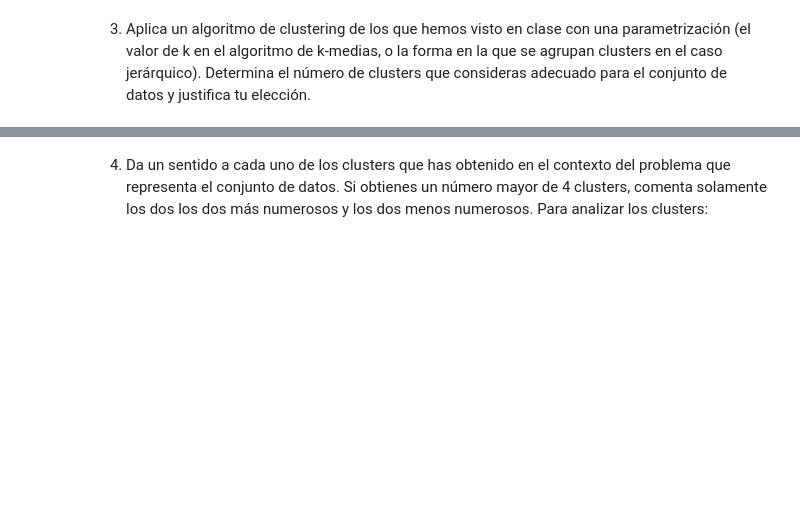
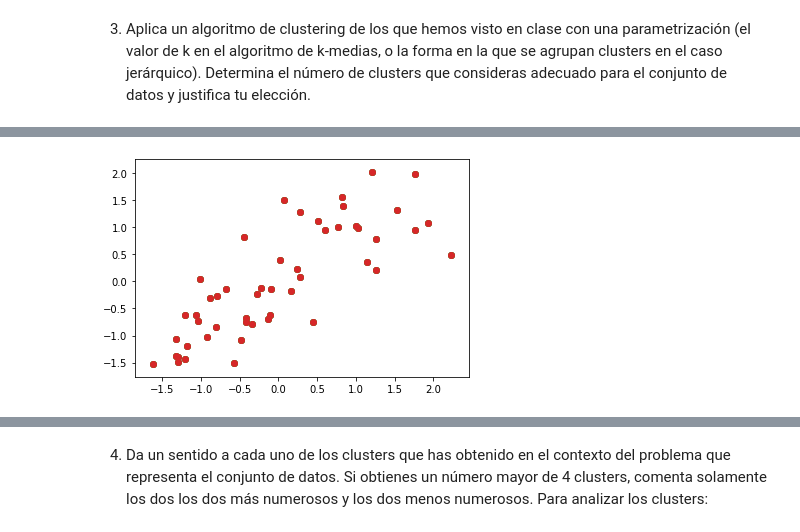
Before and after one commit to diegoambite/IA2, a Jupyter notebook: Práctica 1 IA2.ipynb, the cells around one changed output, grey strips where cells are left out. Drawn from its saved outputs; the diff is of its cells as text; code cells hidden in the pictures; blank space fills up the shorter version.

```diff
--- a/Práctica 1 IA2.ipynb
+++ b/Práctica 1 IA2.ipynb
@@ -30,0 +110,5 @@ Determina el número de clusters que consideras adecuado para el conjunto de dat
+# %%
+for plot in data_crimes_standardized:
+    plt.scatter(data_crimes_standardized[0], data_crimes_standardized[1])
+# %% [output]
+[figure, added]
```
Also changed, not shown: parts of 20 cells of this notebook.
